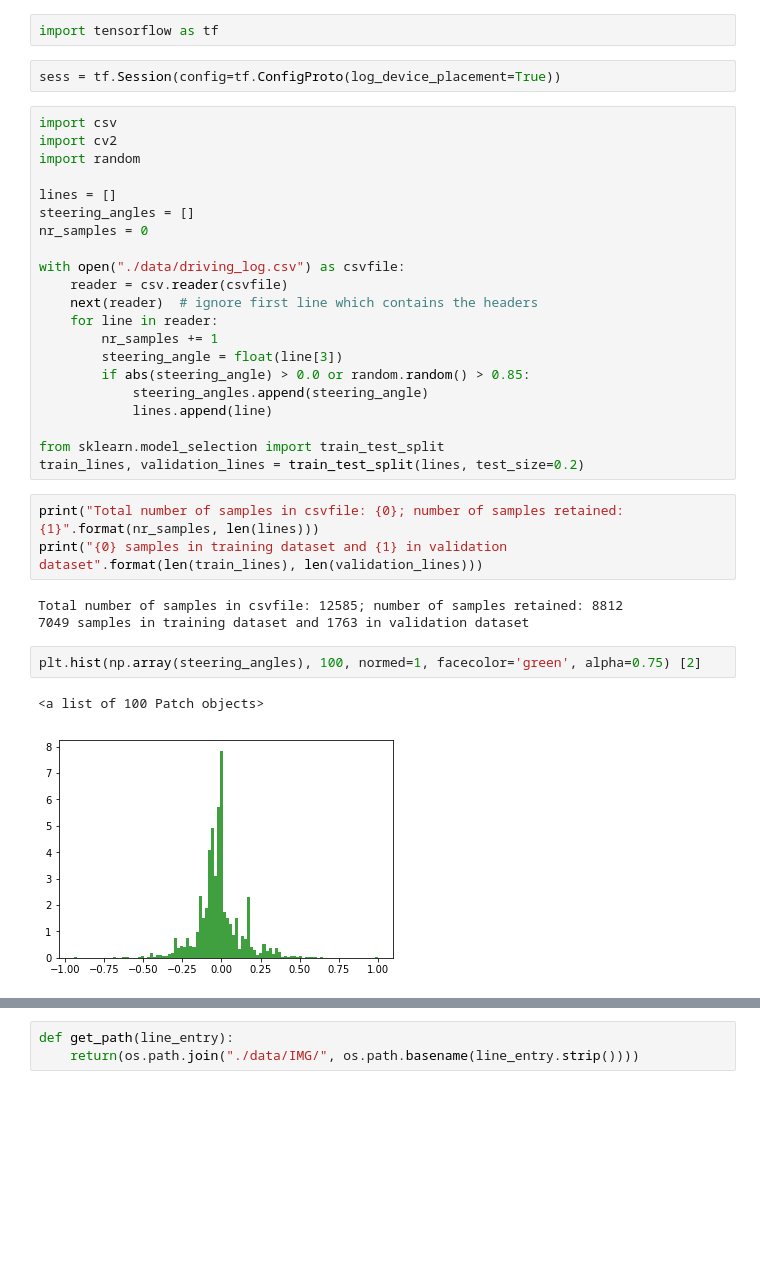
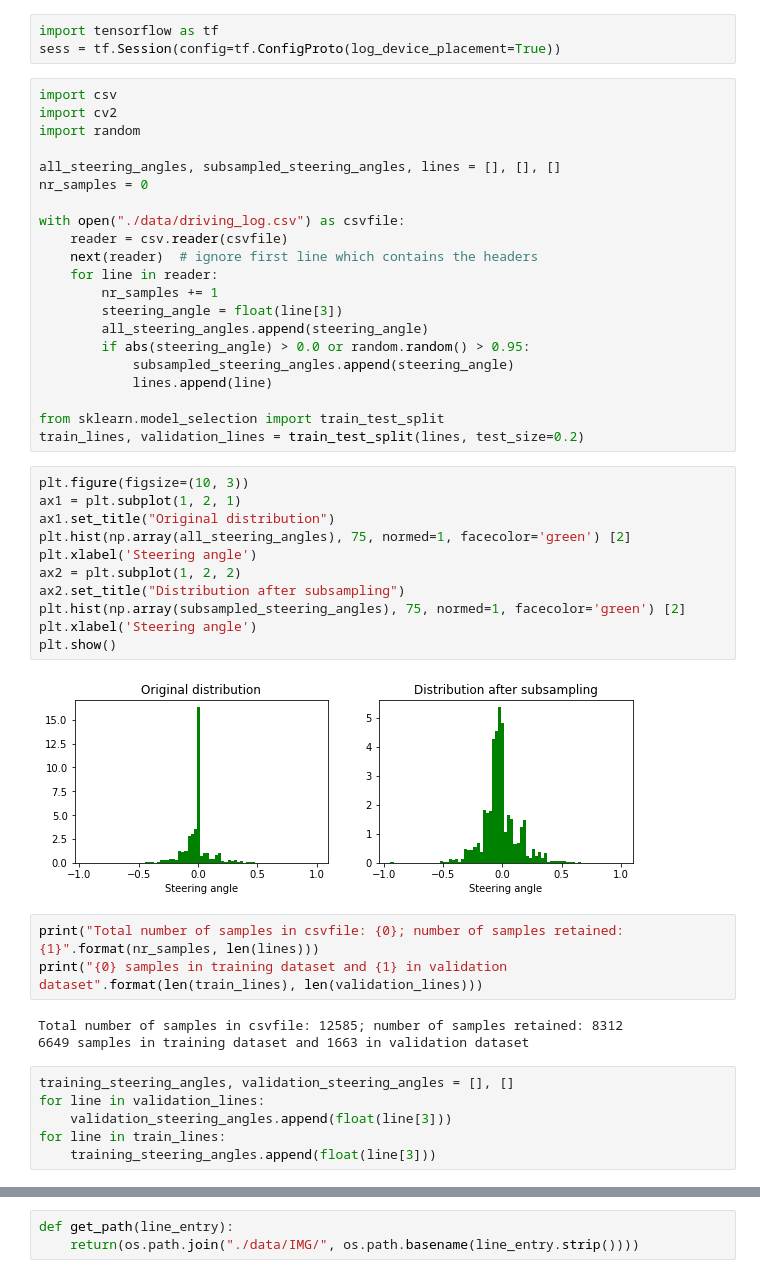
Before and after one commit to sdegryze/CarND-Behavioral-Cloning-P3, a Jupyter notebook: Project 3 - Behavioral Cloning.ipynb, the cells around one changed output, grey strips where cells are left out. Drawn from its saved outputs; the diff is of its cells as text; blank space fills up the shorter version.

```diff
--- a/Project 3 - Behavioral Cloning.ipynb
+++ b/Project 3 - Behavioral Cloning.ipynb
@@ -6,14 +14,12 @@ import matplotlib.pyplot as plt
 # %%
 import tensorflow as tf
+sess = tf.Session(config=tf.ConfigProto(log_device_placement=True))
-# %%
-sess = tf.Session(config=tf.ConfigProto(log_device_placement=True))
 # %%
 import csv
 import cv2
 import random
 
-lines = []
-steering_angles = []
+all_steering_angles, subsampled_steering_angles, lines = [], [], []
 nr_samples = 0
 
 with open("./data/driving_log.csv") as csvfile:
@@ -22,20 +28,35 @@ with open("./data/driving_log.csv") as csvfile:
     for line in reader:
         nr_samples += 1
         steering_angle = float(line[3])
-        if abs(steering_angle) > 0.0 or random.random() > 0.85:
-            steering_angles.append(steering_angle)
+        all_steering_angles.append(steering_angle)
+        if abs(steering_angle) > 0.0 or random.random() > 0.95:
+            subsampled_steering_angles.append(steering_angle)
             lines.append(line)
 
 from sklearn.model_selection import train_test_split
 train_lines, validation_lines = train_test_split(lines, test_size=0.2)
+# %%
+plt.figure(figsize=(10, 3))
+ax1 = plt.subplot(1, 2, 1)
+ax1.set_title("Original distribution")
+plt.hist(np.array(all_steering_angles), 75, normed=1, facecolor='green') [2]
+plt.xlabel('Steering angle')
+ax2 = plt.subplot(1, 2, 2)
+ax2.set_title("Distribution after subsampling")
+plt.hist(np.array(subsampled_steering_angles), 75, normed=1, facecolor='green') [2]
+plt.xlabel('Steering angle')
+plt.show()
+# %% [output]
+[figure, added]
 # %%
 print("Total number of samples in csvfile: {0}; number of samples retained: {1}".format(nr_samples, len(lines)))
 print("{0} samples in training dataset and {1} in validation dataset".format(len(train_lines), len(validation_lines)))
 # %% [output]
-Total number of samples in csvfile: 12585; number of samples retained: 8812
-7049 samples in training dataset and 1763 in validation dataset
+Total number of samples in csvfile: 12585; number of samples retained: 8312
+6649 samples in training dataset and 1663 in validation dataset
-# %%
-plt.hist(np.array(steering_angles), 100, normed=1, facecolor='green', alpha=0.75) [2]
-# %% [output]
-<a list of 100 Patch objects>
-[figure, removed]
+# %%
+training_steering_angles, validation_steering_angles = [], []
+for line in validation_lines:
+    validation_steering_angles.append(float(line[3]))
+for line in train_lines:
+    training_steering_angles.append(float(line[3]))
```
Also changed, not shown: parts of 15 cells of this notebook, 5 other files.
